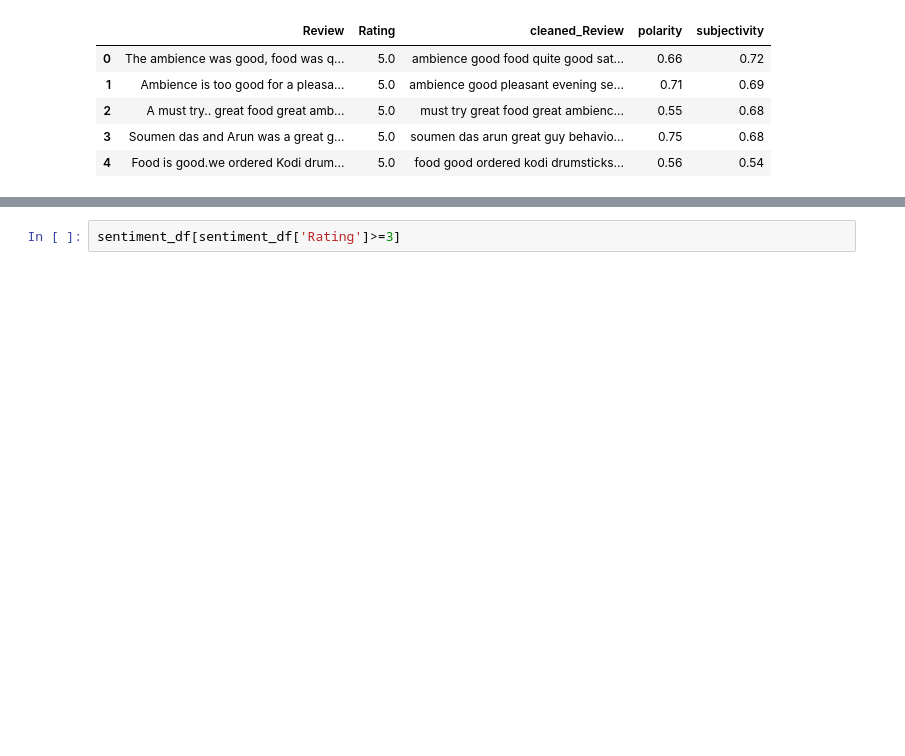
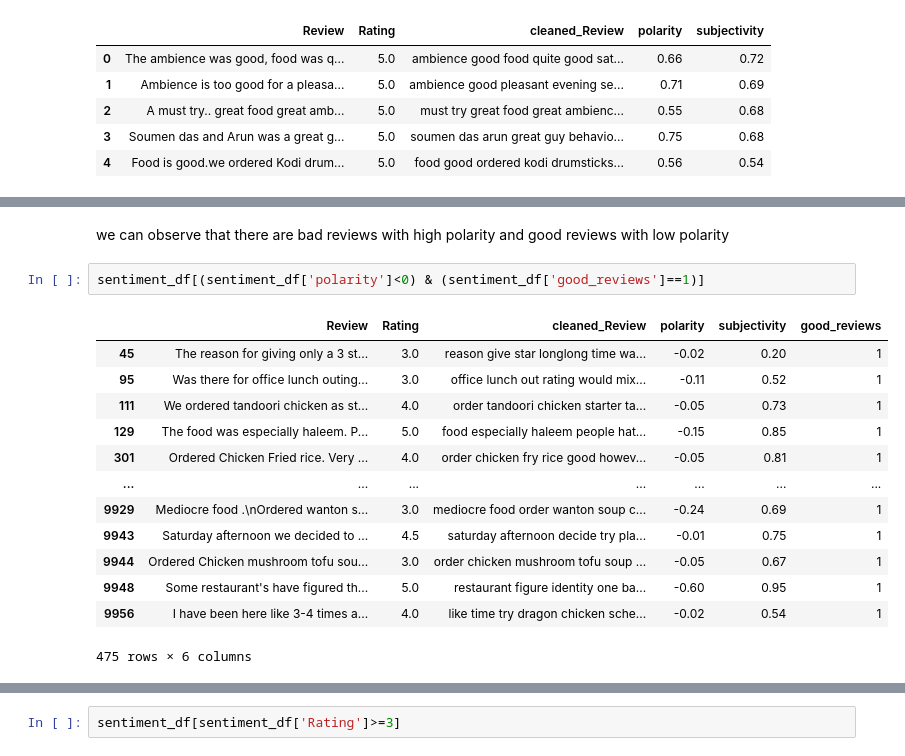
Before and after one commit to Nakulpradeep94/-ZOMATO-RESTAURANT-CLUSTERING-AND-SENTIMENT-ANALYSIS, a Jupyter notebook: ZOMATO_RESTAURANT_CLUSTERING_AND_SENTIMENT_ANALYSIS.ipynb, the cells around one changed output, grey strips where cells are left out. Saved outputs shown, nothing was run; the diff lists cells and outputs as text; blank space fills up the shorter version.

```diff
--- a/ZOMATO_RESTAURANT_CLUSTERING_AND_SENTIMENT_ANALYSIS.ipynb
+++ b/ZOMATO_RESTAURANT_CLUSTERING_AND_SENTIMENT_ANALYSIS.ipynb
@@ -1064,0 +1082,18 @@ sentiment_df.head()
+# %% [markdown]
+we can observe that there are bad reviews with high polarity and good reviews with low polarity
+# %%
+sentiment_df[(sentiment_df['polarity']<0) & (sentiment_df['good_reviews']==1)]
+# %% [output]
+|  | Review | Rating | cleaned_Review | polarity | subjectivity | good_reviews |
+| 45 | The reason for giving only a 3 st... | 3.0 | reason give star longlong time wa... | -0.02 | 0.20 | 1 |
+| 95 | Was there for office lunch outing... | 3.0 | office lunch out rating would mix... | -0.11 | 0.52 | 1 |
+| 111 | We ordered tandoori chicken as st... | 4.0 | order tandoori chicken starter ta... | -0.05 | 0.73 | 1 |
+| 129 | The food was especially haleem. P... | 5.0 | food especially haleem people hat... | -0.15 | 0.85 | 1 |
+| 301 | Ordered Chicken Fried rice. Very ... | 4.0 | order chicken fry rice good howev... | -0.05 | 0.81 | 1 |
+| ... | ... | ... | ... | ... | ... | ... |
+| 9929 | Mediocre food .\nOrdered wanton s... | 3.0 | mediocre food order wanton soup c... | -0.24 | 0.69 | 1 |
+| 9943 | Saturday afternoon we decided to ... | 4.5 | saturday afternoon decide try pla... | -0.01 | 0.75 | 1 |
+| 9944 | Ordered Chicken mushroom tofu sou... | 3.0 | order chicken mushroom tofu soup ... | -0.05 | 0.67 | 1 |
+| 9948 | Some restaurant's have figured th... | 5.0 | restaurant figure identity one ba... | -0.60 | 0.95 | 1 |
+| 9956 | I have been here like 3-4 times a... | 4.0 | like time try dragon chicken sche... | -0.02 | 0.54 | 1 |
+475 rows × 6 columns
```
Also changed, not shown: parts of 6 cells of this notebook.
